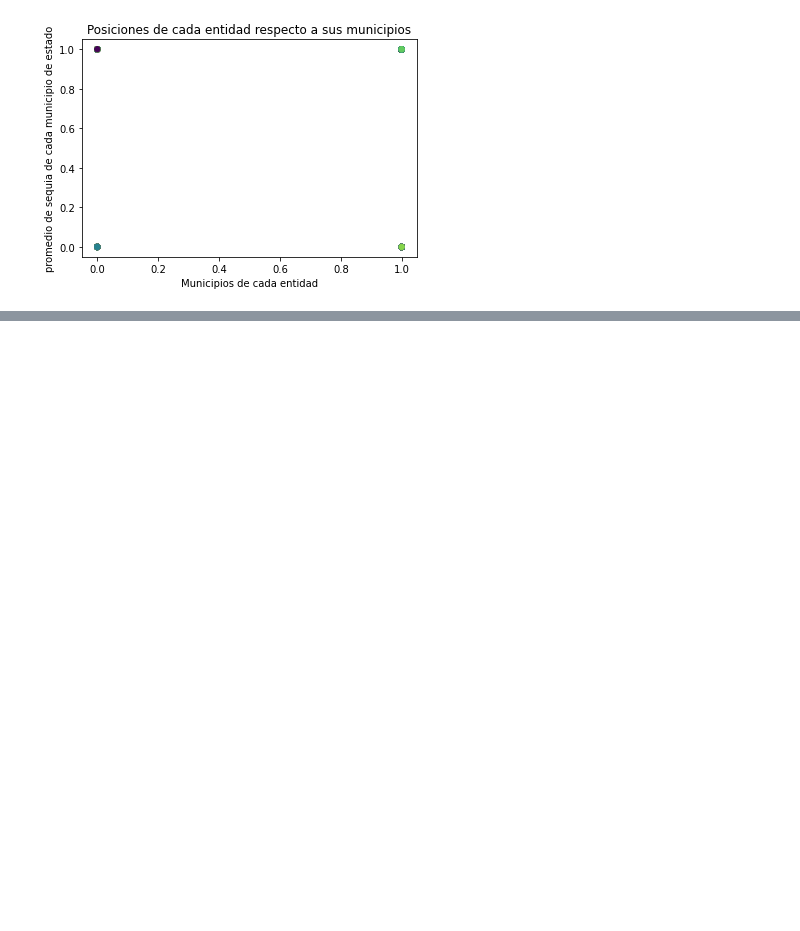
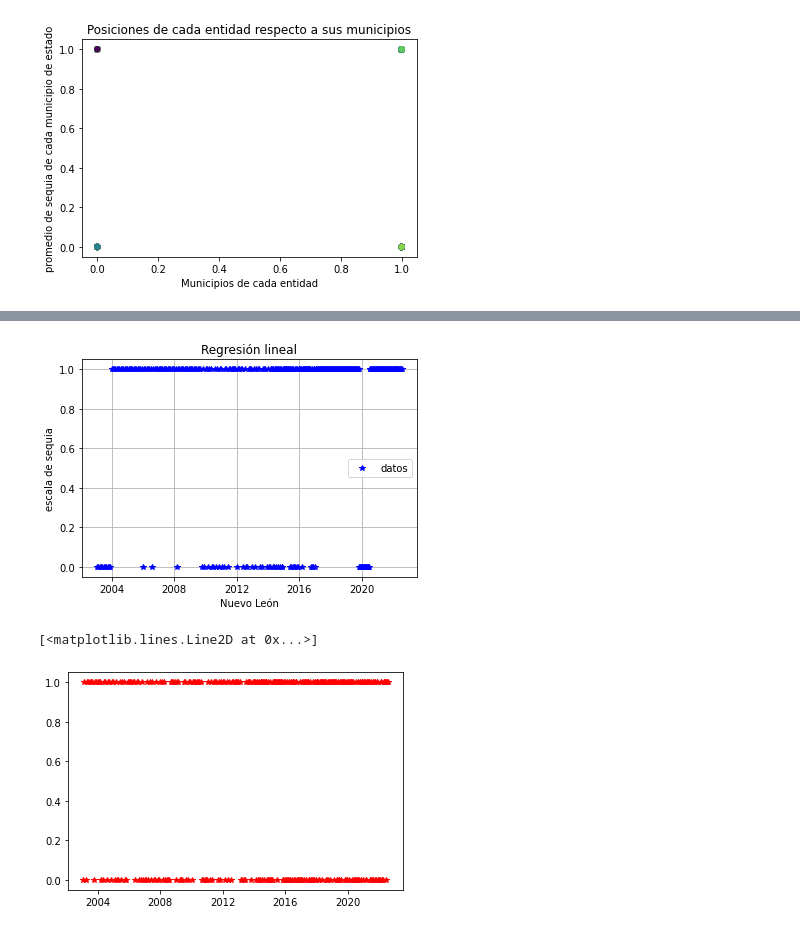
Before and after one commit to urielMontenegro1/datos_de_sequias, a Jupyter notebook: sequias_proyecto.ipynb, the cells around one changed output, grey strips where cells are left out. Drawn from its saved outputs; the diff is of its cells as text; code cells hidden in the pictures; blank space fills up the shorter version.

```diff
--- a/sequias_proyecto.ipynb
+++ b/sequias_proyecto.ipynb
@@ -420,0 +436,20 @@ plt.scatter(lista2[:493],y_pred,s=30, c =colors)
+# %%
+from matplotlib.pyplot import figure
+
+
+plt.figure()
+plt.grid()
+plt.title('Regresión lineal')
+plt.xlabel(sequias_df.iloc[sequiaClas,1])
+plt.ylabel('escala de sequia')
+plt.plot(listaFecha,sequias_df2['CLASIFICACION'][:336],'b*')
+#plt.plot(listaFecha,y_pred[:336],'ro')
+plt.legend(['datos'])
+plt.show()
+
+plt.figure()
+plt.plot(listaFecha,y_pred[:336],'r*')
+# %% [output]
+[figure, added]
+[<matplotlib.lines.Line2D at 0x...>]
+[figure, added]
```
Also changed, not shown: parts of 1 cell of this notebook.
